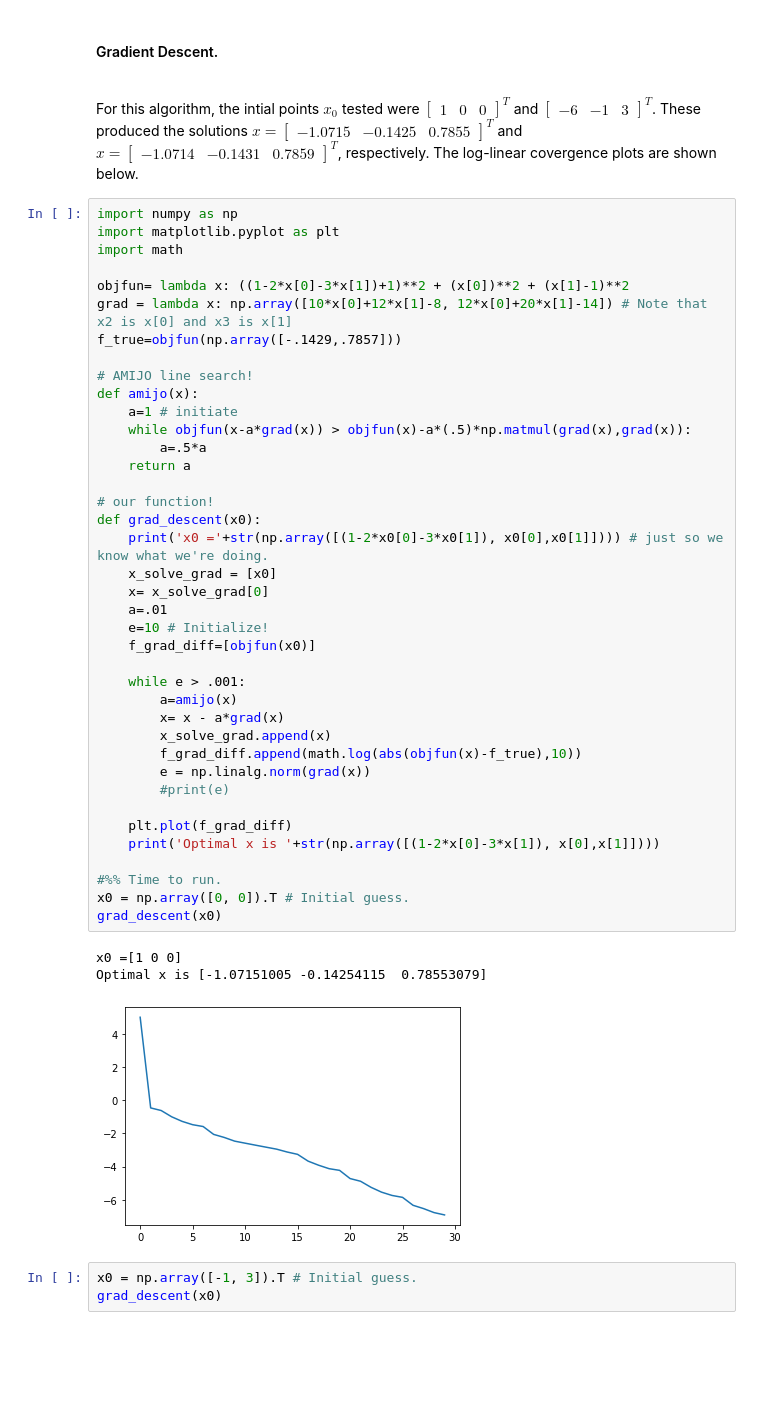
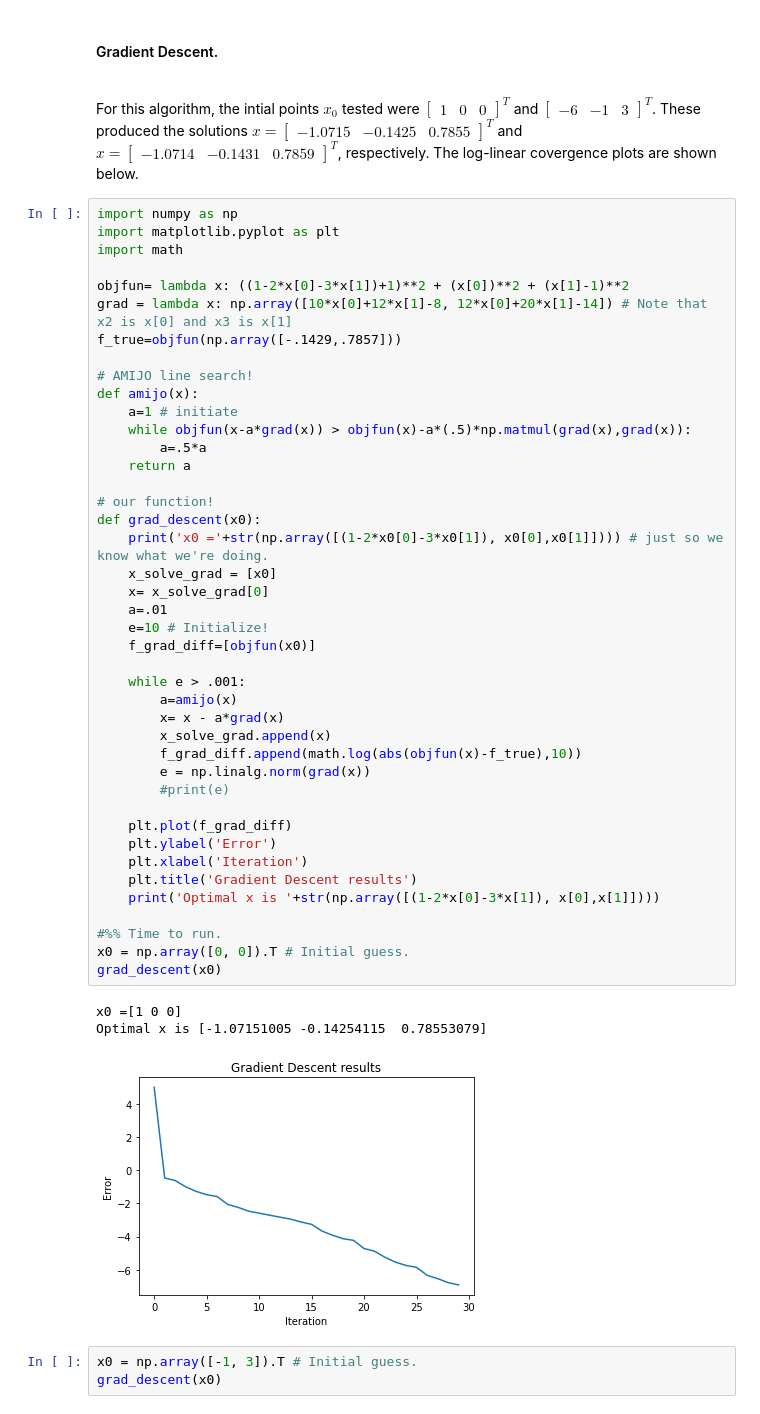
Before and after one commit to daoaaron/Dao-DesignOptimizationF2021, a Jupyter notebook: DAO_598_HW2.ipynb, the cells around one changed output. Drawn from its saved outputs; the diff is of its cells as text; blank space fills up the shorter version.

```diff
--- a/DAO_598_HW2.ipynb
+++ b/DAO_598_HW2.ipynb
@@ -76,34 +76,37 @@ def amijo(x):
     while objfun(x-a*grad(x)) > objfun(x)-a*(.5)*np.matmul(grad(x),grad(x)):
         a=.5*a
     return a
 
 # our function!
 def grad_descent(x0):
     print('x0 ='+str(np.array([(1-2*x0[0]-3*x0[1]), x0[0],x0[1]]))) # just so we know what we're doing.
     x_solve_grad = [x0]
     x= x_solve_grad[0]
     a=.01
     e=10 # Initialize!
     f_grad_diff=[objfun(x0)]
 
     while e > .001:
         a=amijo(x)
         x= x - a*grad(x)
         x_solve_grad.append(x)
         f_grad_diff.append(math.log(abs(objfun(x)-f_true),10))
         e = np.linalg.norm(grad(x))
         #print(e)
 
     plt.plot(f_grad_diff)
+    plt.ylabel('Error')
+    plt.xlabel('Iteration')
+    plt.title('Gradient Descent results')
     print('Optimal x is '+str(np.array([(1-2*x[0]-3*x[1]), x[0],x[1]])))
 
 #%% Time to run.
 x0 = np.array([0, 0]).T # Initial guess.
 grad_descent(x0)
 # %% [output]
 x0 =[1 0 0]
 Optimal x is [-1.07151005 -0.14254115  0.78553079]
-[figure, old version]
+[figure, new version]
 # %%
 x0 = np.array([-1, 3]).T # Initial guess.
 grad_descent(x0)
```
Also changed, not shown: parts of 3 cells of this notebook.
